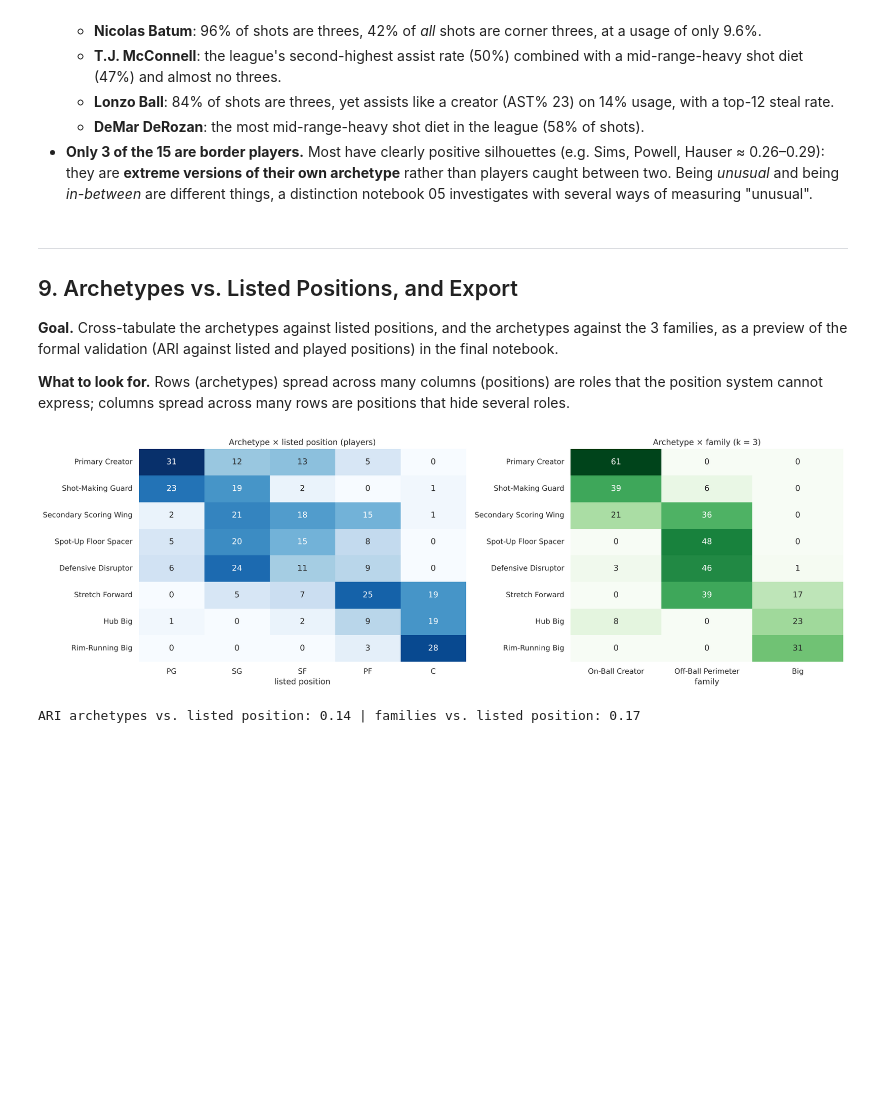
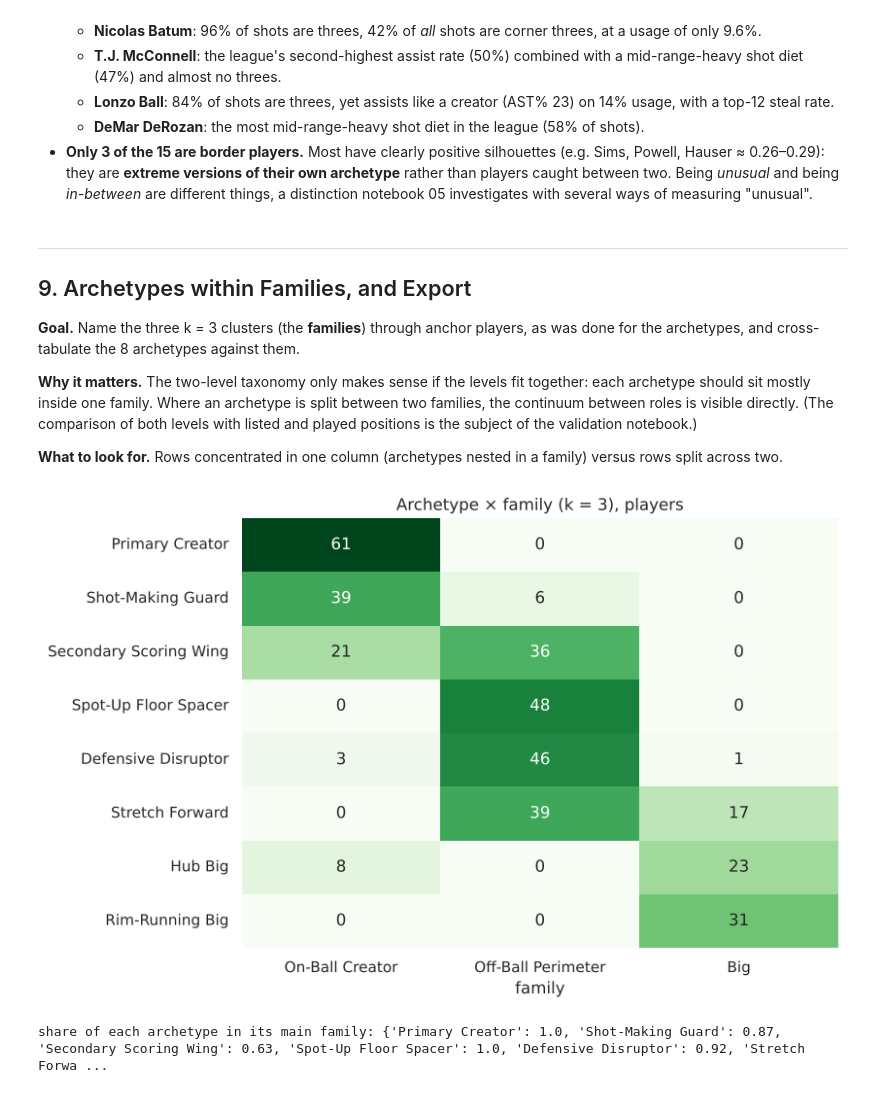
Before and after one commit to nirelkat/NBA_ModernAge_Position, a Jupyter notebook: notebooks/04_Clustering.ipynb, the cells around one changed output. Saved outputs shown, nothing was run; the diff lists cells and outputs as text; code cells hidden in the pictures; blank space fills up the shorter version.

```diff
--- a/notebooks/04_Clustering.ipynb
+++ b/notebooks/04_Clustering.ipynb
@@ -66,8 +66,7 @@ standard = pd.read_csv(DATA / 'processed' / 'features_standard.csv')
 raw = pd.read_csv(DATA / 'processed' / 'features_raw.csv')
 pcs = pd.read_csv(DATA / 'processed' / 'pca_scores.csv')
 
-META = ['player_id', 'player', 'team', 'pos', 'pos_played', 'age', 'g', 'mp',
-        'pg_percent', 'sg_percent', 'sf_percent', 'pf_percent', 'c_percent']
+META = ['player_id', 'player', 'team', 'pos', 'pos_played']     # identifiers + the two validation targets
 FEAT = [c for c in power.columns if c not in META]
 assert all((t['player_id'] == power['player_id']).all() for t in (standard, raw, pcs))
 X = power[FEAT].values
@@ -843,31 +842,32 @@ pd.DataFrame({'player': power['player'], 'pos': power['pos'], 'archetype': arche
   *in-between* are different things, a distinction notebook 05 investigates with several ways of measuring "unusual".
 # %% [markdown]
 ---
-## 9. Archetypes vs. Listed Positions, and Export
+## 9. Archetypes within Families, and Export
 
-**Goal.** Cross-tabulate the archetypes against listed positions, and the archetypes against the 3 families, as a
-preview of the formal validation (ARI against listed and played positions) in the final notebook.
+**Goal.** Name the three k = 3 clusters (the **families**) through anchor players, as was done for the archetypes, and
+cross-tabulate the 8 archetypes against them.
 
-**What to look for.** Rows (archetypes) spread across many columns (positions) are roles that the position system
-cannot express; columns spread across many rows are positions that hide several roles.
+**Why it matters.** The two-level taxonomy only makes sense if the levels fit together: each archetype should sit
+mostly inside one family. Where an archetype is split between two families, the continuum between roles is visible
+directly. (The comparison of both levels with listed and played positions is the subject of the validation
+notebook.)
+
+**What to look for.** Rows concentrated in one column (archetypes nested in a family) versus rows split across two.
 # %%
 FAM_ANCHORS = {'Rudy Gobert': 'Big', "De'Aaron Fox": 'On-Ball Creator', 'Luguentz Dort': 'Off-Ball Perimeter'}
 fam_lab = km_models[3].labels_
 FAM = {fam_lab[power.index[power['player'] == p][0]]: n for p, n in FAM_ANCHORS.items()}
 assert len(FAM) == 3
 family = pd.Series([FAM[l] for l in fam_lab], name='family')
 
-ct = pd.crosstab(archetype, power['pos']).loc[ORDER, POS_ORDER]
-fig, ax = plt.subplots(1, 2, figsize=(17, 5.5), gridspec_kw={'width_ratios': [1.2, 1]})
-sns.heatmap(ct, annot=True, fmt='d', cmap='Blues', cbar=False, ax=ax[0])
-ax[0].set(title='Archetype × listed position (players)', xlabel='listed position', ylabel='')
 fa = pd.crosstab(archetype, family).loc[ORDER, ['On-Ball Creator', 'Off-Ball Perimeter', 'Big']]
-sns.heatmap(fa, annot=True, fmt='d', cmap='Greens', cbar=False, ax=ax[1])
-ax[1].set(title='Archetype × family (k = 3)', xlabel='family', ylabel='')
+fig, ax = plt.subplots(figsize=(8.5, 5.5))
+sns.heatmap(fa, annot=True, fmt='d', cmap='Greens', cbar=False, ax=ax)
+ax.set(title='Archetype × family (k = 3), players', xlabel='family', ylabel='')
 plt.tight_layout(); plt.show()
-print(f'ARI archetypes vs. listed position: {adjusted_rand_score(archetype, power["pos"]):.2f} | '
-      f'families vs. listed position: {adjusted_rand_score(family, power["pos"]):.2f}')
+print('share of each archetype in its main family:',
+      (fa.max(axis=1) / fa.sum(axis=1)).round(2).to_dict())
 # %% [output]
-[figure, old version]
+[figure, new version]
-ARI archetypes vs. listed position: 0.14 | families vs. listed position: 0.17
+share of each archetype in its main family: {'Primary Creator': 1.0, 'Shot-Making Guard': 0.87, 'Secondary Scoring Wing': 0.63, 'Spot-Up Floor Spacer': 1.0, 'Defensive Disruptor': 0.92, 'Stretch Forwa ...
 # %% [markdown]
```
Also changed, not shown: parts of 5 cells of this notebook, 17 other files.
